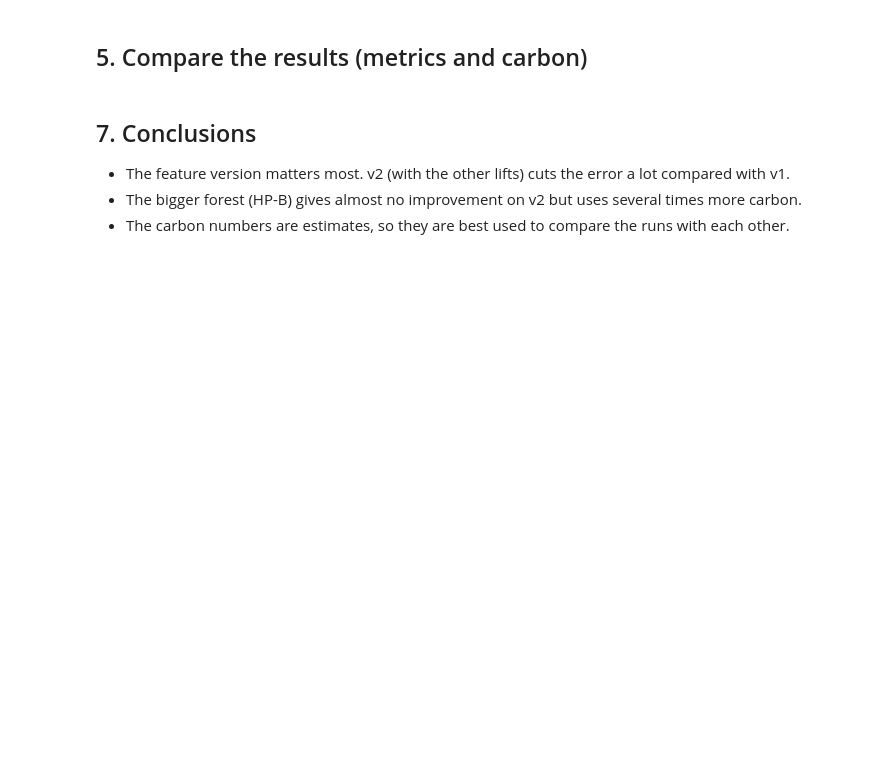
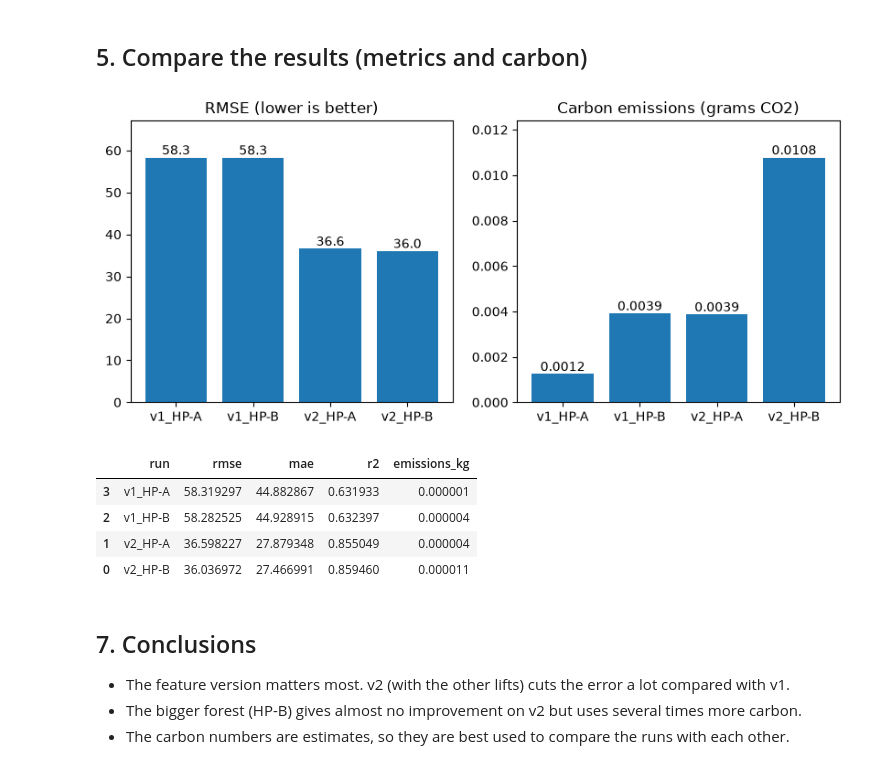
Before and after one commit to sivaalli89/mlops-assignment2, a Jupyter notebook: local_pipeline.ipynb, the cells around one changed output. Cells and saved outputs as stored; diff of their text form; code cells hidden in the pictures; blank space fills up the shorter version.

```diff
--- a/local_pipeline.ipynb
+++ b/local_pipeline.ipynb
@@ -156,22 +182,28 @@ for version in ['v1', 'v2']:
 # %%
 runs = mlflow.search_runs(experiment_names=['athletes-deadlift']).sort_values('start_time')
 results = runs[['tags.mlflow.runName', 'metrics.rmse', 'metrics.mae', 'metrics.r2', 'metrics.emissions_kg']]
 results.columns = ['run', 'rmse', 'mae', 'r2', 'emissions_kg']
 results = results.drop_duplicates('run', keep='last').sort_values('run')   # keep the latest run of each
-results.to_csv('results/comparison.csv', index=False)
 
 fig, ax = plt.subplots(1, 2, figsize=(10, 4))
 bars = ax[0].bar(results['run'], results['rmse'])
 ax[0].bar_label(bars, fmt='%.1f')
 ax[0].margins(y=0.15)
 ax[0].set_title('RMSE (lower is better)')
 bars = ax[1].bar(results['run'], results['emissions_kg'] * 1000)
 ax[1].bar_label(bars, fmt='%.4f')
 ax[1].margins(y=0.15)
 ax[1].set_title('Carbon emissions (grams CO2)')
 plt.show()
 
 results
+# %% [output]
+[figure, added]
+|  | run | rmse | mae | r2 | emissions_kg |
+| 3 | v1_HP-A | 58.319297 | 44.882867 | 0.631933 | 0.000001 |
+| 2 | v1_HP-B | 58.282525 | 44.928915 | 0.632397 | 0.000004 |
+| 1 | v2_HP-A | 36.598227 | 27.879348 | 0.855049 | 0.000004 |
+| 0 | v2_HP-B | 36.036972 | 27.466991 | 0.859460 | 0.000011 |
 # %% [markdown]
 ## 7. Conclusions
 - The feature version matters most. v2 (with the other lifts) cuts the error a lot compared with v1.
```
Also changed, not shown: parts of 5 cells of this notebook, 2 other files.
